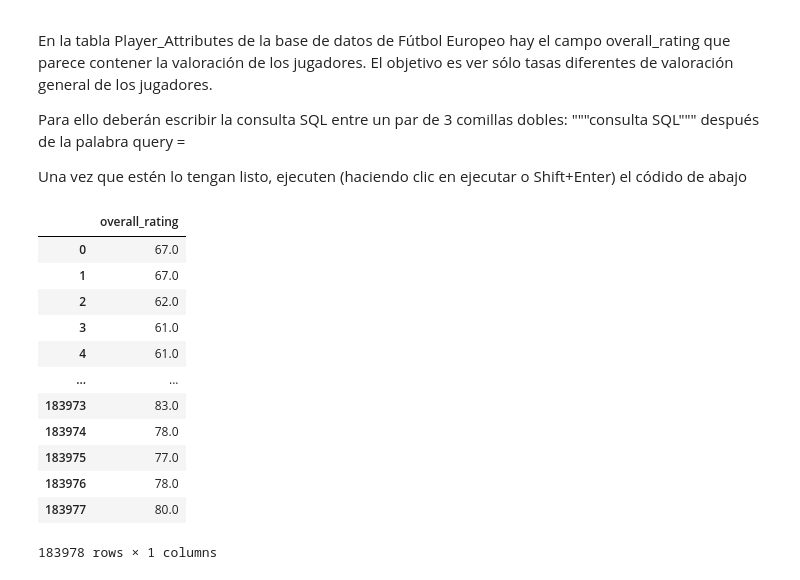
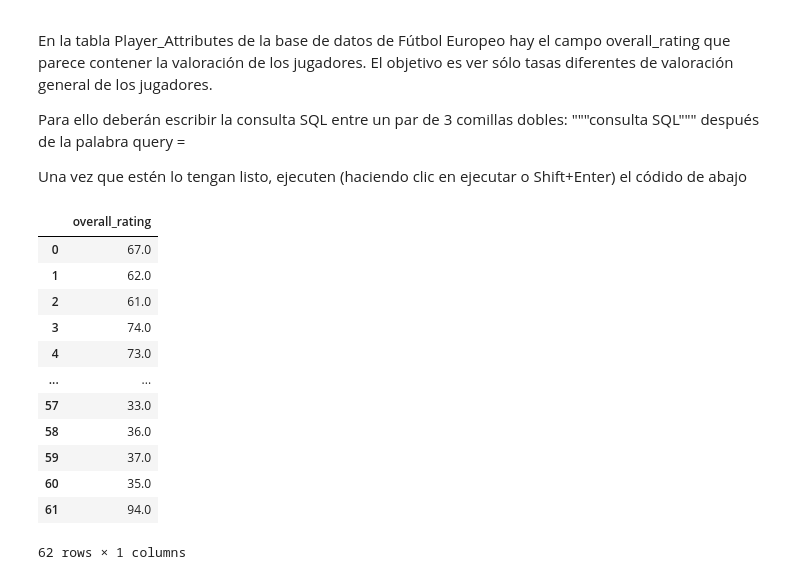
Before and after one commit to SebastianCastillo180/MinTIC, a Jupyter notebook: EjercicioSQL.ipynb, the cells around one changed output. Cells and saved outputs as stored; diff of their text form; code cells hidden in the pictures.

```diff
--- a/EjercicioSQL.ipynb
+++ b/EjercicioSQL.ipynb
@@ -240,28 +240,28 @@ Una vez que estén lo tengan listo, ejecuten (haciendo clic en ejecutar o Shift+
 # %%
 #Ingrese la la consulta SQL entre un par de 3 comillas dobles: """consulta SQL""" después de la palabra query =
 
 # Se evidencia toda la informacion de nuestra tabla Player_Attributes
-query = """ SELECT overall_rating
+query = """ SELECT DISTINCT overall_rating
             FROM Player_Attributes """
 
 # Sacamos el promedio
 #query = """ SELECT AVG(overall_rating) as Promedio
 #           FROM Player_Attributes """
 
 #No modificar lo siguiente:
 overall_rating = pd.read_sql(query, conn)
 overall_rating
 # %% [output]
 |  | overall_rating |
 | 0 | 67.0 |
-| 1 | 67.0 |
-| 2 | 62.0 |
-| 3 | 61.0 |
-| 4 | 61.0 |
+| 1 | 62.0 |
+| 2 | 61.0 |
+| 3 | 74.0 |
+| 4 | 73.0 |
 | ... | ... |
-| 183973 | 83.0 |
-| 183974 | 78.0 |
-| 183975 | 77.0 |
-| 183976 | 78.0 |
-| 183977 | 80.0 |
+| 57 | 33.0 |
+| 58 | 36.0 |
+| 59 | 37.0 |
+| 60 | 35.0 |
+| 61 | 94.0 |
-183978 rows × 1 columns
+62 rows × 1 columns
```
Also changed, not shown: parts of 13 cells of this notebook.
